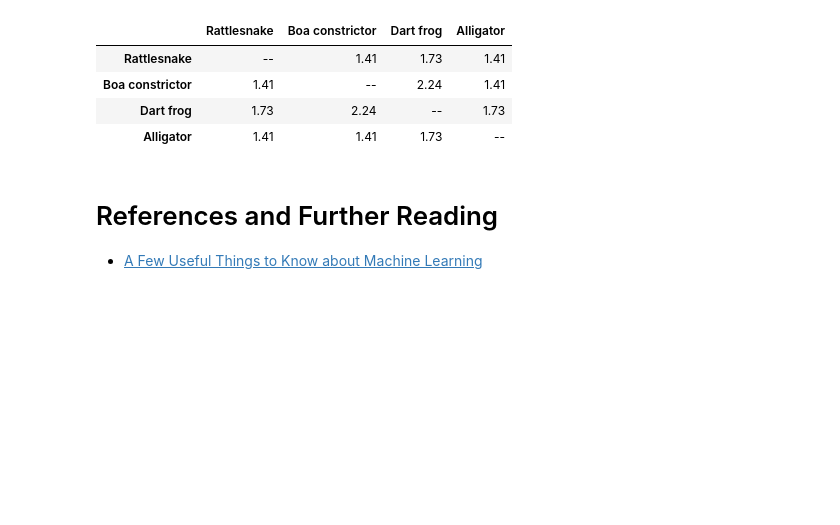
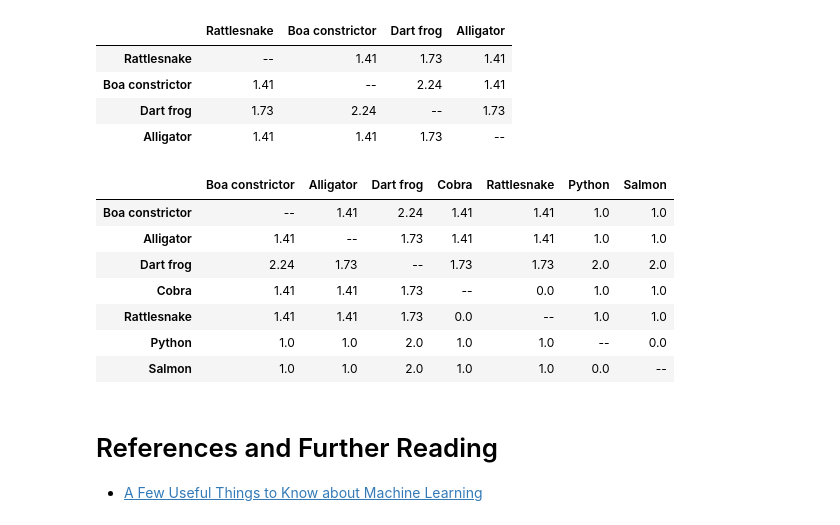
Before and after one commit to tiyd-python-2015-01/curriculum, a Jupyter notebook: notebooks/week5/01 - Introduction to Machine Learning.ipynb, the cells around one changed output. Cells and saved outputs as stored; diff of their text form; code cells hidden in the pictures; blank space fills up the shorter version.

```diff
--- a/notebooks/week5/01 - Introduction to Machine Learning.ipynb
+++ b/notebooks/week5/01 - Introduction to Machine Learning.ipynb
@@ -215,6 +215,17 @@ compare_animals(animal_features,
 | Boa constrictor | 1.41 | -- | 2.24 | 1.41 |
 | Dart frog | 1.73 | 2.24 | -- | 1.73 |
 | Alligator | 1.41 | 1.41 | 1.73 | -- |
+# %%
+compare_animals(animal_features)
+# %% [output]
+|  | Boa constrictor | Alligator | Dart frog | Cobra | Rattlesnake | Python | Salmon |
+| Boa constrictor | -- | 1.41 | 2.24 | 1.41 | 1.41 | 1.0 | 1.0 |
+| Alligator | 1.41 | -- | 1.73 | 1.41 | 1.41 | 1.0 | 1.0 |
+| Dart frog | 2.24 | 1.73 | -- | 1.73 | 1.73 | 2.0 | 2.0 |
+| Cobra | 1.41 | 1.41 | 1.73 | -- | 0.0 | 1.0 | 1.0 |
+| Rattlesnake | 1.41 | 1.41 | 1.73 | 0.0 | -- | 1.0 | 1.0 |
+| Python | 1.0 | 1.0 | 2.0 | 1.0 | 1.0 | -- | 0.0 |
+| Salmon | 1.0 | 1.0 | 2.0 | 1.0 | 1.0 | 0.0 | -- |
 # %% [markdown]
 # References and Further Reading
 
```
Also changed, not shown: parts of 2 cells of this notebook, 12 other files.
